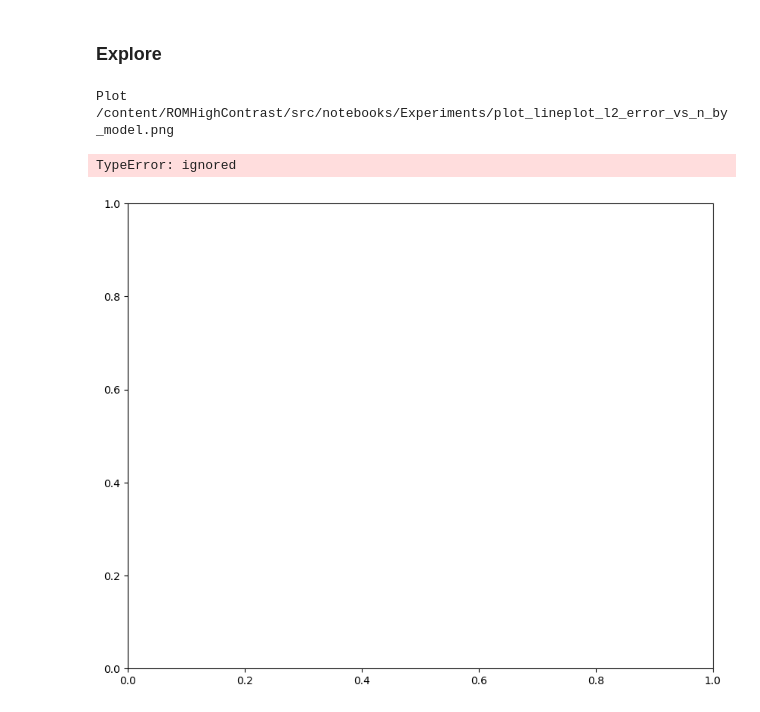
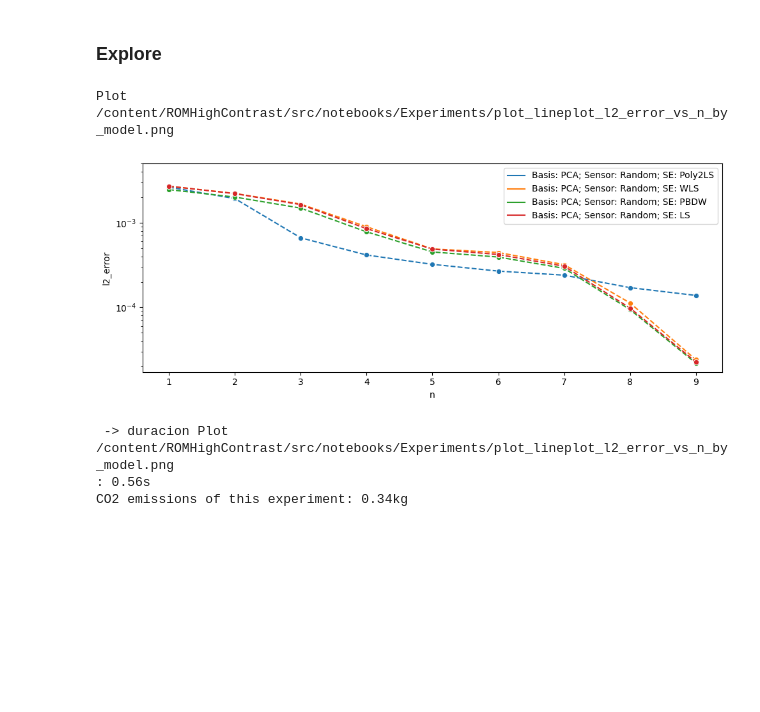
Before and after one commit to agussomacal/ROMHighContrast, a Jupyter notebook: src/notebooks/InverseProblemPipeline.ipynb, the cells around one changed output. Saved outputs shown, nothing was run; the diff lists cells and outputs as text; code cells hidden in the pictures; blank space fills up the shorter version.

Commit message:
PerplexityLab experiments working.

```diff
--- a/src/notebooks/InverseProblemPipeline.ipynb
+++ b/src/notebooks/InverseProblemPipeline.ipynb
@@ -689,17 +683,17 @@ CO2 emissions of this experiment: 0.28kg
 # %%
-
+import warnings
 with warnings.catch_warnings():
-    warnings.simplefilter("ignore")
+    warnings.filterwarnings("ignore")
 
     dm = DataManager(path=os.getcwd(), name="Experiments", format=JOBLIB, trackCO2=True)
     pipeline.execute(
-        datamanager=dm, num_cores=-1, forget=False, save_on_iteration=1,
+        datamanager=dm, num_cores=-1, forget=True, save_on_iteration=1,
         blocks_geometry=[(2, 2)],
         n_per_dim_per_block=[10],
-        number_of_solutions=[200],
+        number_of_solutions=[100],
         max_vn_dim=[max_vn_dim],
-        n=list(range(1, max_vn_dim)),
-        m=[50, 100, 200],
+        n=list(range(1, 10)),
+        m=[50],
         noise=[0]
         )
 print(f"CO2 emissions of this experiment: {dm.CO2kg :.2f}kg")
@@ -725,25 +719,31 @@ KeyboardInterrupt: ignored
 # %% [markdown]
 ### Explore
 # %%
-
+%matplotlib inline
 from PerplexityLab.visualization import generic_plot
 import seaborn as sns
 
 generic_plot(
     data_manager=dm,
     x="n",
     l2_error=lambda solutions, approximate_solutions: np.mean(np.sqrt(np.mean((solutions - approximate_solutions) ** 2, axis=-1))),
     y="l2_error",
-    model=lambda basis_generator, sensor_placement, state_estimation: f"{basis_generator} {sensor_placement} {state_estimation}",
+    model=lambda basis_generator, sensor_placement, state_estimation: f"Basis: {basis_generator}; Sensor: {sensor_placement}; SE: {state_estimation}",
     label="model",
     basis_generator=["PCA"],
     sensor_placement=["Random"],
-    plot_func=sns.lineplot,
+    plot_func=NamedPartial(sns.lineplot, marker="o", linestyle="dashed"),
     log="y",
-    ylim=(None, 1e-1),
+    ylim=(None, 5e-3),
     xlim=None,
-    axes_by=[])
+    axes_by=[],
+    savefig=False,
+    axes_xy_proportions=(10, 4)
+    )
+print(f"CO2 emissions of this experiment: {dm.CO2kg :.2f}kg")
 # %% [output]
 Plot /content/ROMHighContrast/src/notebooks/Experiments/plot_lineplot_l2_error_vs_n_by_model.png
+[figure, new version]
-TypeError: ignored
+ -> duracion Plot /content/ROMHighContrast/src/notebooks/Experiments/plot_lineplot_l2_error_vs_n_by_model.png
+: 0.56s
+CO2 emissions of this experiment: 0.34kg
-[figure, old version]
```
Also changed, not shown: parts of 2 cells of this notebook.
